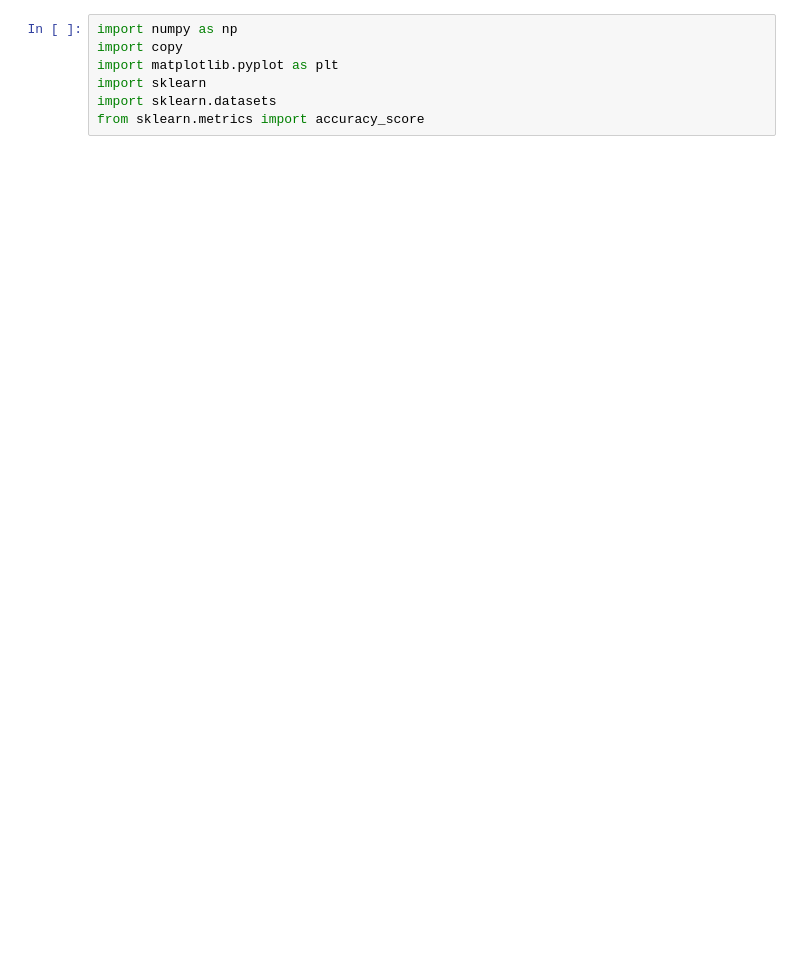
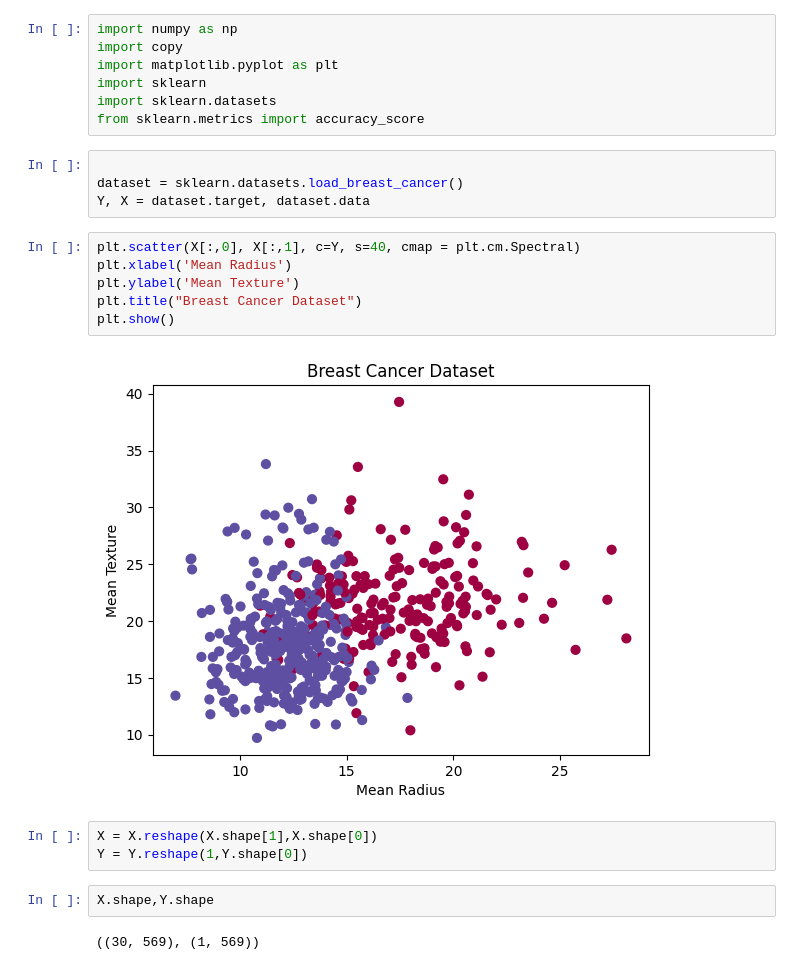
Before and after one commit to ZataraHere/Basic-Neural-Networks, a Jupyter notebook: Deep_Neural_Network_from_scratch.ipynb, the cells around one changed output. Cells and saved outputs as stored; diff of their text form; blank space fills up the shorter version.

```diff
--- a/Deep_Neural_Network_from_scratch.ipynb
+++ b/Deep_Neural_Network_from_scratch.ipynb
@@ -7,6 +7,25 @@ import matplotlib.pyplot as plt
 import sklearn
 import sklearn.datasets
 from sklearn.metrics import accuracy_score
+# %%
+
+dataset = sklearn.datasets.load_breast_cancer()
+Y, X = dataset.target, dataset.data
+# %%
+plt.scatter(X[:,0], X[:,1], c=Y, s=40, cmap = plt.cm.Spectral)
+plt.xlabel('Mean Radius')
+plt.ylabel('Mean Texture')
+plt.title("Breast Cancer Dataset")
+plt.show()
+# %% [output]
+[figure, added]
+# %%
+X = X.reshape(X.shape[1],X.shape[0])
+Y = Y.reshape(1,Y.shape[0])
+# %%
+X.shape,Y.shape
+# %% [output]
+((30, 569), (1, 569))
 # %%
 class DeepNeuralNetwork:
   def __init__(self,layer_dims, learning_rate=0.01):
```
Also changed, not shown: parts of 12 cells of this notebook.
